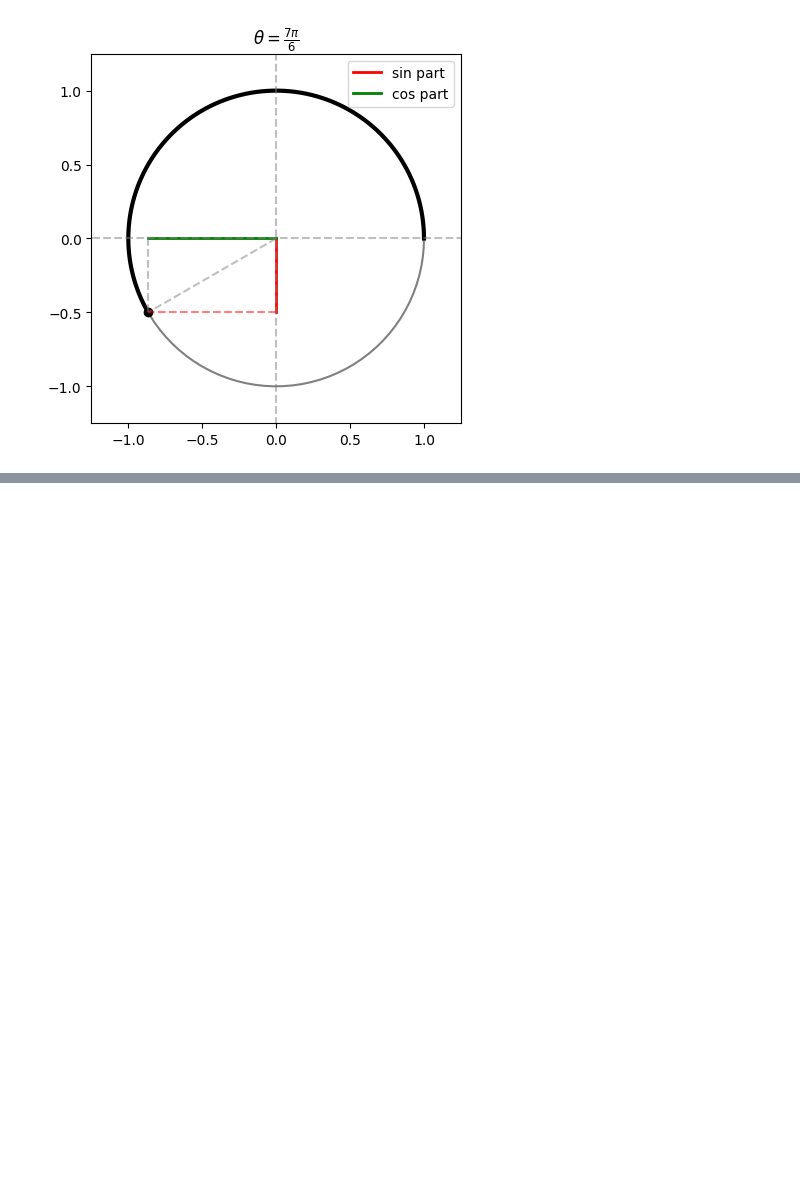
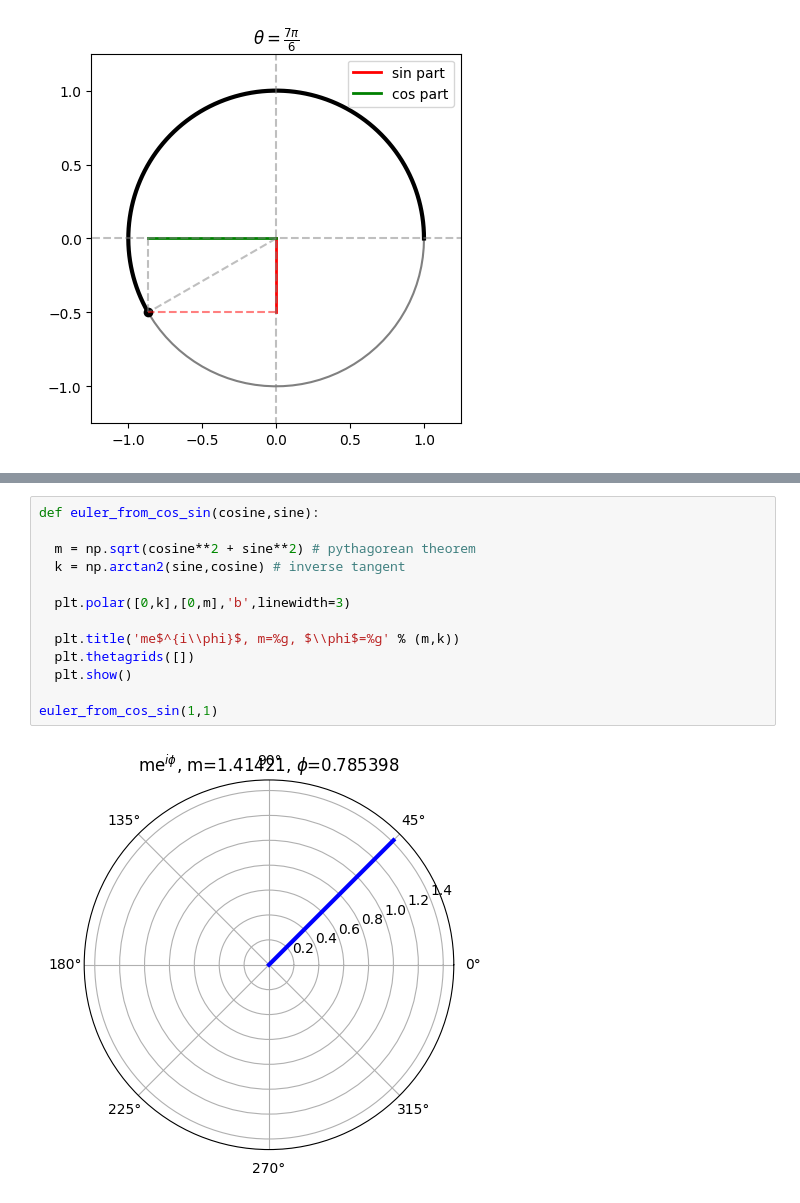
Before and after one commit to rtharris619/ProjectMath, a Jupyter notebook: Trigonometry/trigonometry.ipynb, the cells around one changed output, grey strips where cells are left out. Cells and saved outputs as stored; diff of their text form; blank space fills up the shorter version.

```diff
--- a/Trigonometry/trigonometry.ipynb
+++ b/Trigonometry/trigonometry.ipynb
@@ -237,0 +270,15 @@ plt.show()
+# %%
+def euler_from_cos_sin(cosine,sine):
+
+  m = np.sqrt(cosine**2 + sine**2) # pythagorean theorem
+  k = np.arctan2(sine,cosine) # inverse tangent
+
+  plt.polar([0,k],[0,m],'b',linewidth=3)
+
+  plt.title('me$^{i\\phi}$, m=%g, $\\phi$=%g' % (m,k))
+  plt.thetagrids([])
+  plt.show()
+
+euler_from_cos_sin(1,1)
+# %% [output]
+[figure, added]
```
Also changed, not shown: parts of 3 cells of this notebook.
